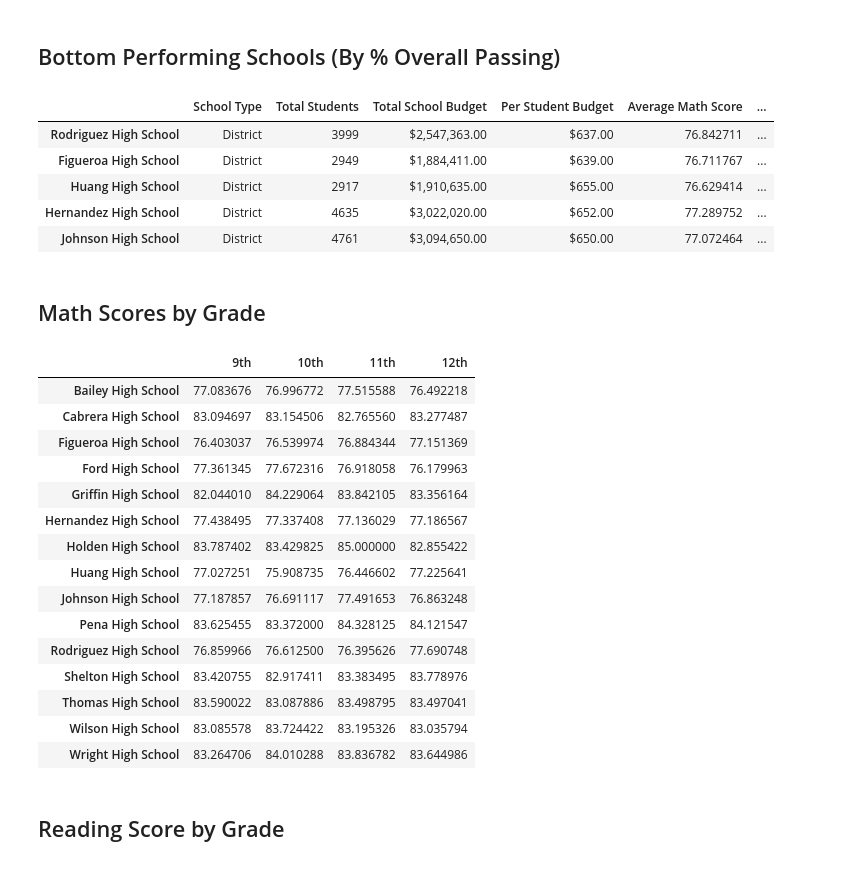
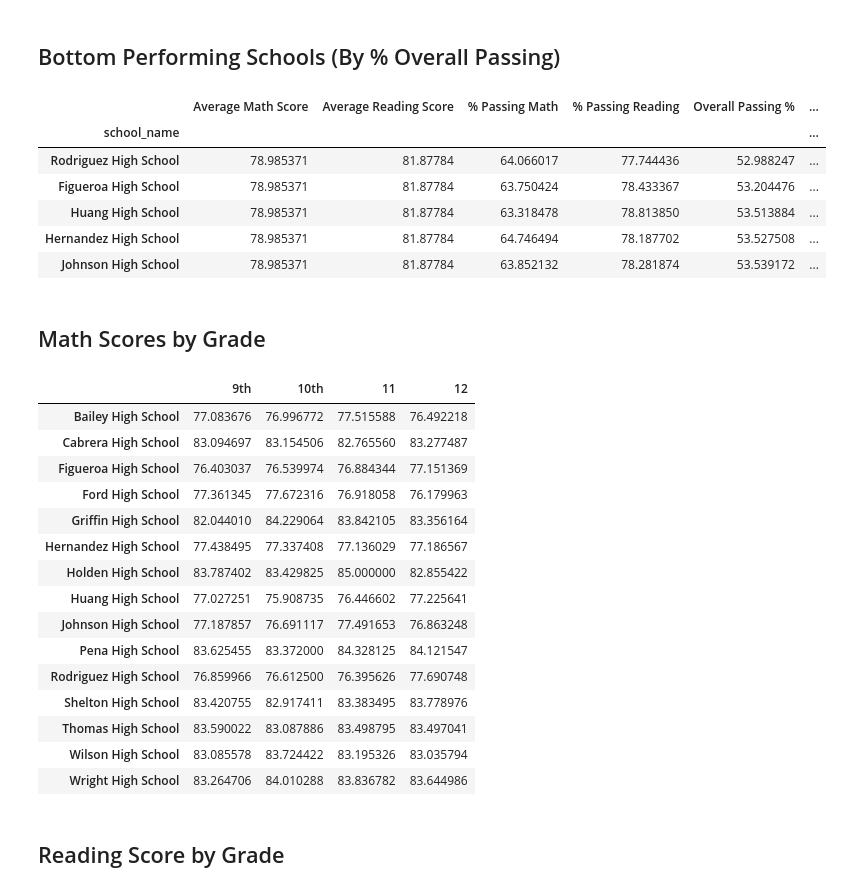
Before and after one commit to JetJagar/pandas-challenge, a Jupyter notebook: pycityschools/PyCitySchools/PyCitySchools_starter.ipynb, the cells around one changed output. Saved outputs shown, nothing was run; the diff lists cells and outputs as text; code cells hidden in the pictures.

```diff
--- a/pycityschools/PyCitySchools/PyCitySchools_starter.ipynb
+++ b/pycityschools/PyCitySchools/PyCitySchools_starter.ipynb
@@ -138,4 +140,5 @@ Thomas High School        Charter
 Name: type, dtype: object
 # %%
 # Calculate the total student count per school from school_data
-per_school_counts = school_data.groupby('school_name')['size'].sum()
+per_school_student_counts = school_data.groupby('school_name')['size'].sum()
+per_school_student_counts
@@ -148,7 +169,7 @@ Index(['Student ID', 'student_name', 'gender', 'grade', 'school_name',
 # %%
 # Calculate the total school budget and per capita spending per school from school_data
 total_school_budget = school_data.groupby('school_name')['budget'].sum()
-per_student = total_school_budget / per_school_counts
+per_student = total_school_budget / per_school_student_counts
 print(total_school_budget)
 print(per_student)
 # %% [output]
@@ -271,17 +292,22 @@ Wright High School       1626
 dtype: int64
 # %%
 # Use the provided code to calculate the passing rates
-per_school_passing_math = school_students_passing_math / per_school_counts * 100
-per_school_passing_reading = school_students_passing_reading / per_school_counts * 100
-overall_passing_rate = school_students_passing_math_and_reading / per_school_counts * 100
+per_school_passing_math = school_students_passing_math / per_school_student_counts * 100
+per_school_passing_reading = school_students_passing_reading / per_school_student_counts * 100
+overall_passing_rate = school_students_passing_math_and_reading / per_school_student_counts * 100
 # %%
 # Create a DataFrame called `per_school_summary` with columns for the calculations above.
-per_school_summary = pd.DataFrame({"Per_School_Passing_Math": per_school_passing_math,
-                                   "Per_School_Passing_Reading": per_school_passing_reading,
-                                   "Overall_Passing_Rate": overall_passing_rate,
+per_school_summary = pd.DataFrame({
+                                    "Average Math Score": average_math_score,
+                                   "Average Reading Score": average_reading_score,
+                                    "% Passing Math": per_school_passing_math,
+                                   "% Passing Reading": per_school_passing_reading,
+                                   "Overall Passing %": overall_passing_rate,
                                    "Total School Budget": total_school_budget,
                                    "Per Student Budget": per_student,
-                                     })
+                                   "Per School Counts": per_school_student_counts,
+                                   "School Type" : school_types
+                                  })
 # Formatting
 per_school_summary["Total School Budget"] = per_school_summary["Total School Budget"].map("${:,.2f}".format)
 per_school_summary["Per Student Budget"] = per_school_summary["Per Student Budget"].map("${:,.2f}".format)
@@ -323,15 +350,16 @@ top_schools.head(5)
 ## Bottom Performing Schools (By % Overall Passing)
 # %%
 # Sort the schools by `% Overall Passing` in ascending order and display the top 5 rows.
-bottom_schools =
+bottom_schools = per_school_summary.sort_values("Overall Passing %", ascending = True)
 bottom_schools.head(5)
 # %% [output]
-|  | School Type | Total Students | Total School Budget | Per Student Budget | Average Math Score | ... |
-| Rodriguez High School | District | 3999 | $2,547,363.00 | $637.00 | 76.842711 | ... |
-| Figueroa High School | District | 2949 | $1,884,411.00 | $639.00 | 76.711767 | ... |
-| Huang High School | District | 2917 | $1,910,635.00 | $655.00 | 76.629414 | ... |
-| Hernandez High School | District | 4635 | $3,022,020.00 | $652.00 | 77.289752 | ... |
-| Johnson High School | District | 4761 | $3,094,650.00 | $650.00 | 77.072464 | ... |
+|  | Average Math Score | Average Reading Score | % Passing Math | % Passing Reading | Overall Passing % | ... |
+| school_name |  |  |  |  |  | ... |
+| Rodriguez High School | 78.985371 | 81.87784 | 64.066017 | 77.744436 | 52.988247 | ... |
+| Figueroa High School | 78.985371 | 81.87784 | 63.750424 | 78.433367 | 53.204476 | ... |
+| Huang High School | 78.985371 | 81.87784 | 63.318478 | 78.813850 | 53.513884 | ... |
+| Hernandez High School | 78.985371 | 81.87784 | 64.746494 | 78.187702 | 53.527508 | ... |
+| Johnson High School | 78.985371 | 81.87784 | 63.852132 | 78.281874 | 53.539172 | ... |
 # %% [markdown]
 ## Math Scores by Grade
 # %%
@@ -342,13 +370,24 @@ eleventh_graders = school_data_complete[(school_data_complete["grade"] == "11th"
 twelfth_graders = school_data_complete[(school_data_complete["grade"] == "12th")]
 
 # Group by `school_name` and take the mean of the `math_score` column for each.
-ninth_grade_math_scores =
-tenth_grader_math_scores =
-eleventh_grader_math_scores =
-twelfth_grader_math_scores =
+ninth_math = ninth_graders.groupby("school_name")
+ninth_grader_math_scores = ninth_math["math_score"].mean()
+
+tenth_math = tenth_graders.groupby("school_name")
+tenth_grader_math_scores = tenth_math["math_score"].mean()
+
+eleventh_math = eleventh_graders.groupby("school_name")
+eleventh_grader_math_scores = eleventh_math["math_score"].mean()
+
+twelfth_math = twelfth_graders.groupby("school_name")
+twelfth_grader_math_scores = twelfth_math["math_score"].mean()
 
 # Combine each of the scores above into single DataFrame called `math_scores_by_grade`
-math_scores_by_grade =
+math_scores_by_grade = pd.DataFrame({"9th": ninth_grader_math_scores,
+                                     "10th": tenth_grader_math_scores,
+                                     "11": eleventh_grader_math_scores,
+                                     "12": twelfth_grader_math_scores
+                                     })
 
 # Minor data wrangling
 math_scores_by_grade.index.name = None
@@ -356,7 +395,7 @@ math_scores_by_grade.index.name = None
 # Display the DataFrame
 math_scores_by_grade
 # %% [output]
-|  | 9th | 10th | 11th | 12th |
+|  | 9th | 10th | 11 | 12 |
 | Bailey High School | 77.083676 | 76.996772 | 77.515588 | 76.492218 |
 | Cabrera High School | 83.094697 | 83.154506 | 82.765560 | 83.277487 |
 | Figueroa High School | 76.403037 | 76.539974 | 76.884344 | 77.151369 |
```
Also changed, not shown: parts of 15 cells of this notebook.
